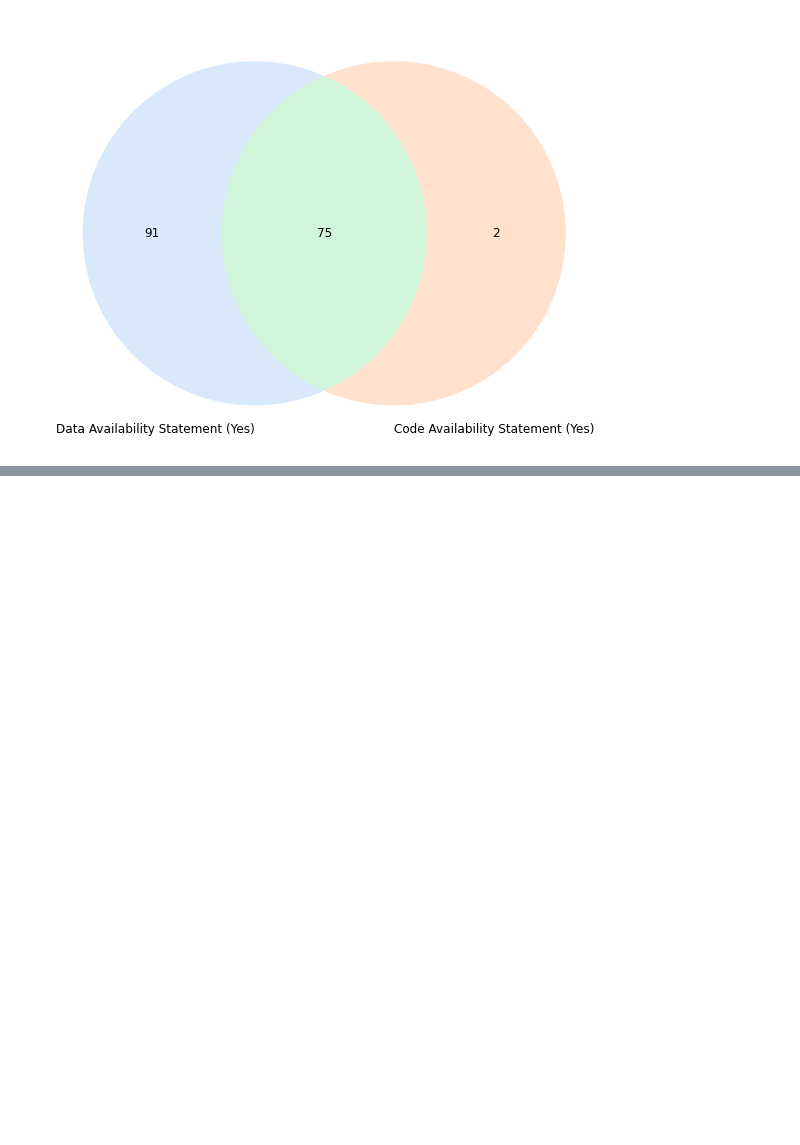
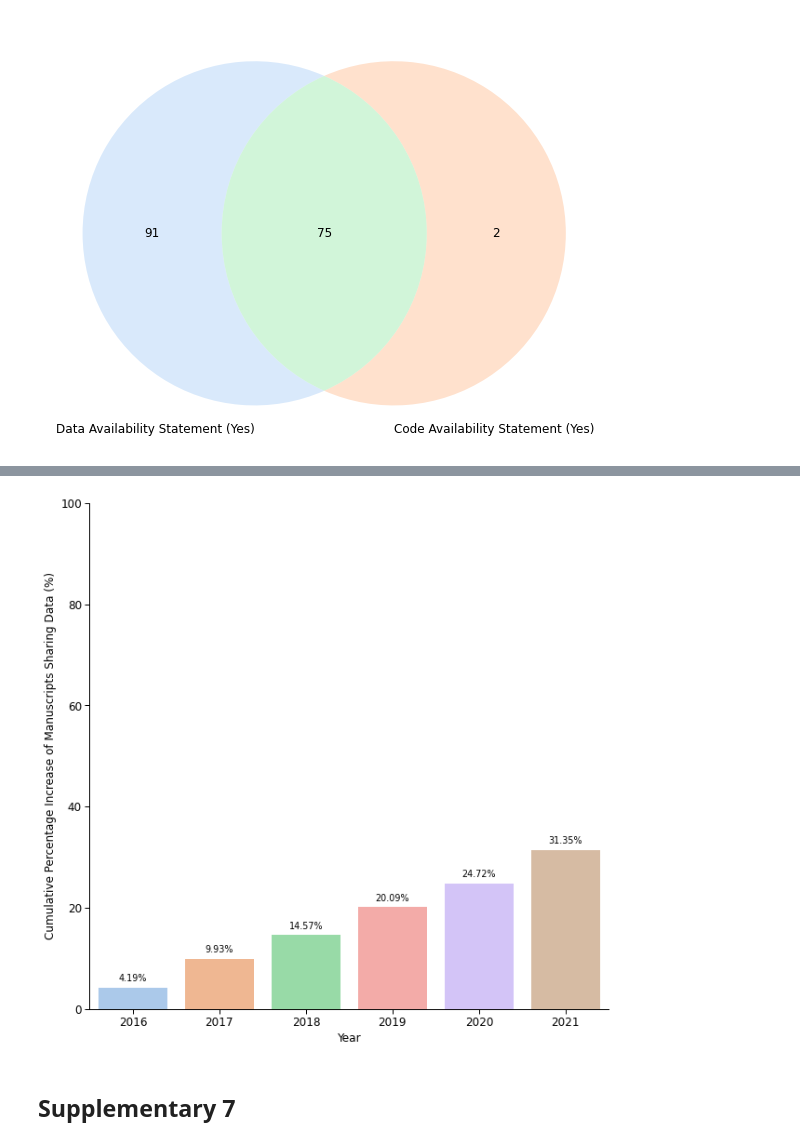
Before and after one commit to Mangul-Lab-USC/code-availability, a Jupyter notebook: notebooks/Figures.ipynb, the cells around one changed output, grey strips where cells are left out. Cells and saved outputs as stored; diff of their text form; code cells hidden in the pictures; blank space fills up the shorter version.

```diff
--- a/notebooks/Figures.ipynb
+++ b/notebooks/Figures.ipynb
@@ -1072,0 +1102,17 @@ df_temp
+# %%
+#replace upon request with no in the Data availability column of the data
+df_modified = df.copy()
+df_modified.loc[df_modified['Data availability (yes/no)'] == 'upon request', 'Data availability (yes/no)'] = 'no'
+#create dataframe for counts data of code availability
+df_temp=pd.DataFrame({'Counts': df_modified.groupby(['Data availability (yes/no)','PMC_Year']).size()}).reset_index()
+
+#filter df_temp to only have rows where data and code are available, only data shared, and only code shared
+df_temp=df_temp[~((df_temp['Data availability (yes/no)']=='no'))]
+#create percentage column
+df_temp['Percent Increase'] = (df_temp['Counts']/453) * 100
+df_temp['Cumulative Percent Increase']=df_temp['Percent Increase'].cumsum()
+df_temp['Cumulative Percent Increase']=df_temp['Cumulative Percent Increase'].round(2)
+
+df_temp=df_temp.reset_index()
+df_temp=df_temp.drop('index', axis=1)
+df_temp
@@ -1072,0 +1127,23 @@ df_temp
+# %%
+plt.figure(figsize=(10, 10))
+plt.rcParams.update({'font.size': 12})
+rcParams['font.family'] = 'sans-serif'
+sns.set_context("paper",font_scale=1)
+sns.set_palette("pastel")
+sns.barplot(data=df_temp, x='PMC_Year', y='Cumulative Percent Increase')
+
+for index, row in df_temp.iterrows():
+    plt.annotate(f'{row["Cumulative Percent Increase"]:.2f}%', xy=(index, row['Cumulative Percent Increase']),
+                 xytext=(0, 5), textcoords='offset points', ha='center', va='bottom')
+sns.despine()
+plt.xlabel("Year",fontsize=12)
+plt.ylabel("Cumulative Percentage Increase of Manuscripts Sharing Data (%)",fontsize=12)
+plt.ylim([0, 100])
+plt.tick_params(axis='both', labelsize=12)
+sns.despine()
+plt.savefig('../Figures/sup6.png', format='png', dpi=300)
+plt.show()
+# %% [output]
+[figure, added]
+# %% [markdown]
+## Supplementary 7
```
Also changed, not shown: parts of 16 cells of this notebook, 4 other files.
